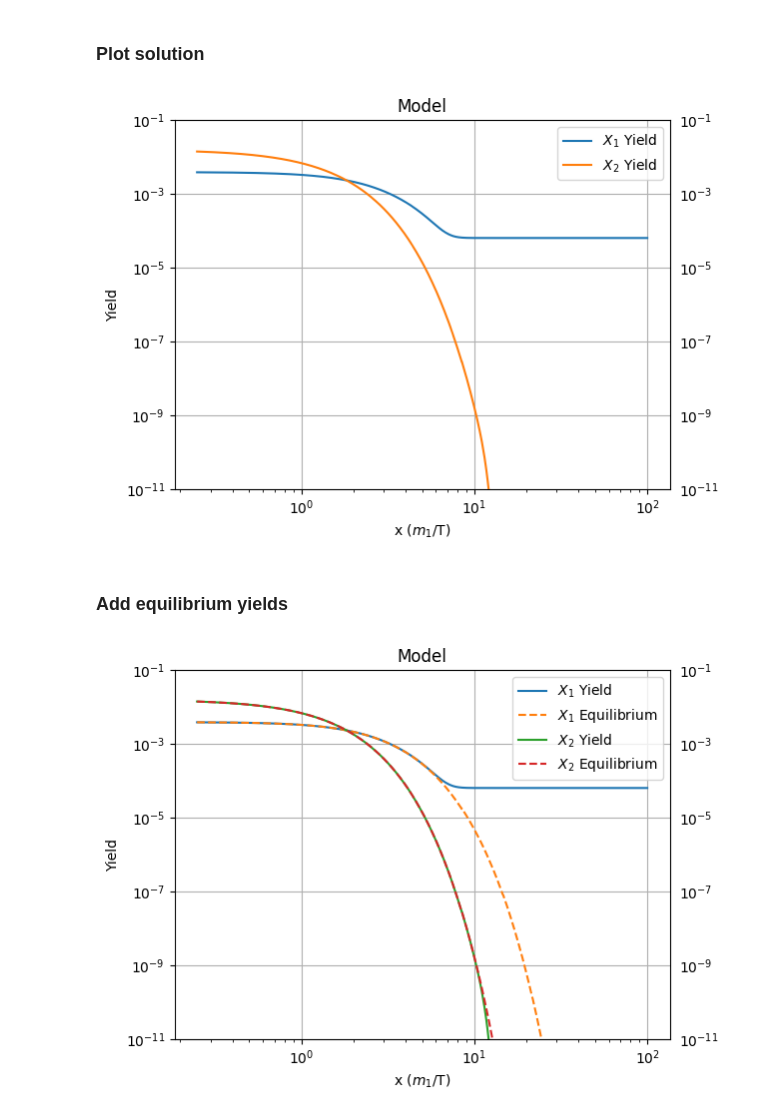
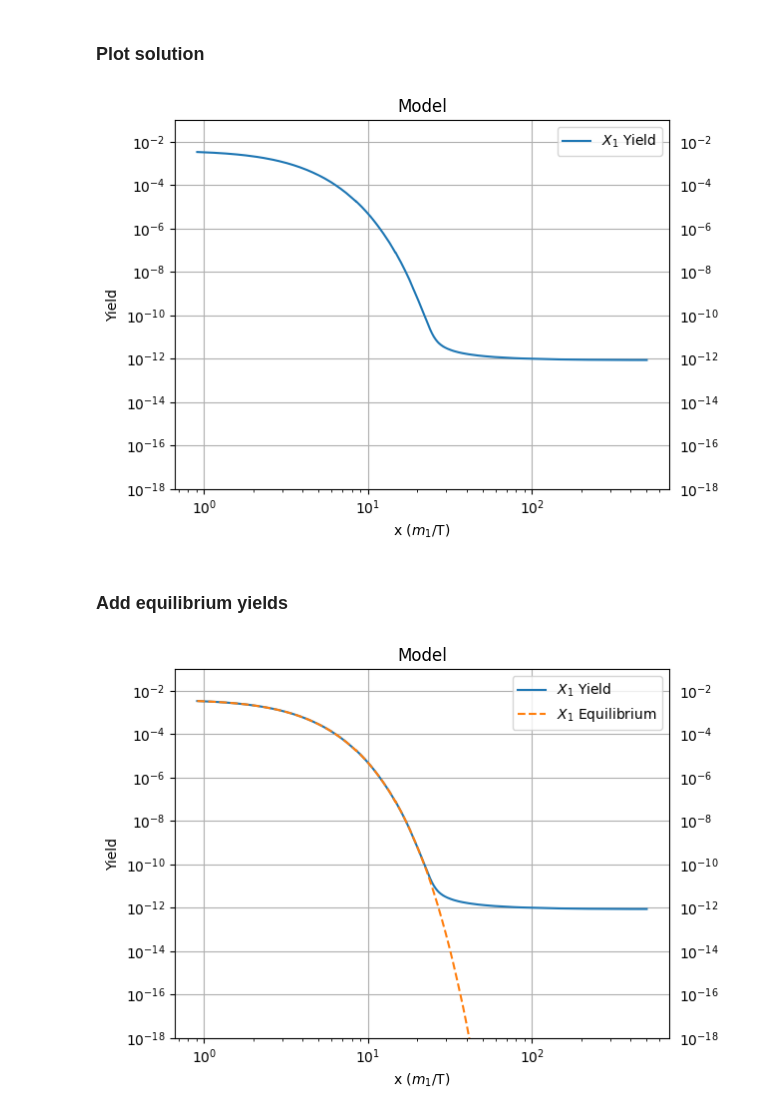
Before and after one commit to gabrielaalevi/DarkCalc, a Jupyter notebook: examples/plot.ipynb, the cells around one changed output. Drawn from its saved outputs; the diff is of its cells as text; code cells hidden in the pictures.

Commit message:
Updated plot for freeze-out

```diff
--- a/examples/plot.ipynb
+++ b/examples/plot.ipynb
@@ -9,62 +9,63 @@ from tools.modelData import ModelData
 # %% [markdown]
 ### Plot solution
 # %%
-output_file = '../test_output/solution.csv'
+output_file = '../freeze_out/solution_freeze_out.csv'
 # %%
 data = pd.read_csv(output_file) #reading the data from the solution
 x = data['# x']
 sol_dm = data['Y(xm)']
-sol_mediator = data['Y(b2)']
+# sol_mediator = data['Y(b2)']
 
 #plot
 plt.plot(x, sol_dm, label=r'$X_1$ Yield')
-plt.plot(x, sol_mediator, label=r'$X_2$ Yield')
+# plt.plot(x, sol_mediator, label=r'$X_2$ Yield')
 plt.yscale('log')
 plt.xscale('log')
 plt.tick_params(labeltop=False, labelright=True)
 plt.title(r'Model')
 plt.xlabel(r'x ($m_1$/T)')
 plt.ylabel(r'Yield')
-plt.ylim(10**(-11), 10**(-1))
+plt.ylim(10**(-18), 10**(-1))
 plt.grid()
 plt.legend()
 plt.show()
 # %% [output]
-[figure, old version]
+[figure, new version]
 # %% [markdown]
 ### Add equilibrium yields
 # %%
 
-model = ModelData(dmPDG=52,bsmPDGList=[52,2000005],
-                  bannerFile='../test_output/darkcalc_banner.txt')
+model = ModelData(dmPDG=52,
+                #   bsmPDGList=[52,2000005],
+                  bsmPDGList=[52],
+                  bannerFile='../freeze_out/darkcalc_banner.txt')
 mDM = model.mDM #DM mass
-m_med = model.componentsDict[2000005].mass #mediator mass
+# m_med = model.componentsDict[2000005].mass #mediator mass
 gDM = model.componentsDict[52].g(mDM) #DM degrees of freedom
-g_med = model.componentsDict[2000005].g(mDM) #mediator degrees of freedom, negative since it is a boson
+# g_med = model.componentsDict[2000005].g(mDM) #mediator degrees of freedom, negative since it is a boson
 equilibrium_dm = list() #list to keep the equilibrium values for DM
-equilibrium_med = list() #list to keep the equilibrium values for the mediator
-for i in range(0, len(x)):
-    T = mDM/x[i] #temperature in GeV
-    dm_value = Yeq(T, mDM, gDM)
-    equilibrium_dm.append(dm_value)
-    med_value = Yeq(T, m_med, g_med)
-    equilibrium_med.append(med_value)
+# equilibrium_med = list() #list to keep the equilibrium values for the mediator
+for xi in x:
+    T = mDM/xi #temperature in GeV
+    equilibrium_dm.append(Yeq(T, mDM, gDM))
+    # med_value = Yeq(T, m_med, g_med)
+    # equilibrium_med.append(med_value)
 
 #plot
 plt.plot(x, sol_dm, label=r'$X_1$ Yield')
 plt.plot(x, equilibrium_dm, label=r'$X_1$ Equilibrium', linestyle='dashed')
-plt.plot(x, sol_mediator, label=r'$X_2$ Yield')
-plt.plot(x, equilibrium_med, label=r'$X_2$ Equilibrium', linestyle='dashed')
+# plt.plot(x, sol_mediator, label=r'$X_2$ Yield')
+# plt.plot(x, equilibrium_med, label=r'$X_2$ Equilibrium', linestyle='dashed')
 plt.yscale('log')
 plt.xscale('log')
 plt.tick_params(labeltop=False, labelright=True)
 plt.title(r'Model')
 plt.xlabel(r'x ($m_1$/T)')
 plt.ylabel(r'Yield')
-plt.ylim(10**(-11), 10**(-1))
+plt.ylim(10**(-18), 10**(-1))
 name = 'solution'
 plt.grid()
 plt.legend()
 plt.show()
 # %% [output]
-[figure, old version]
+[figure, new version]
```
